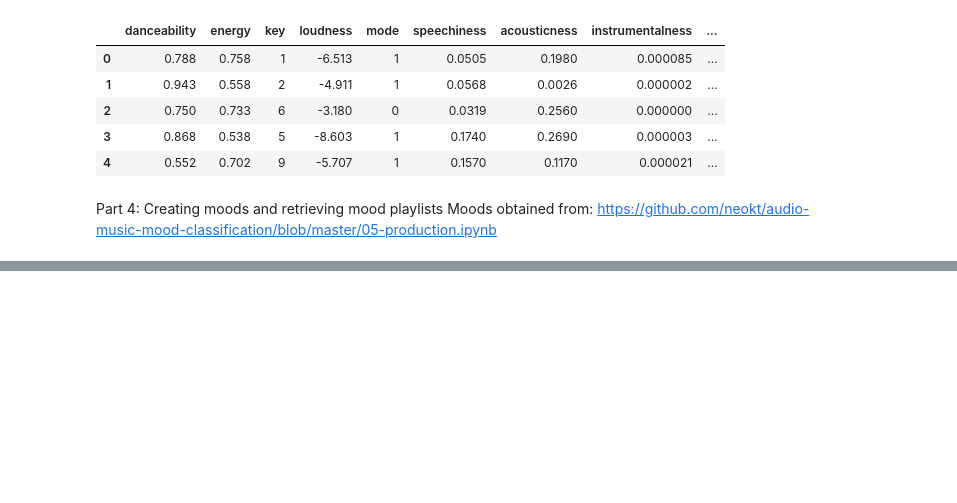
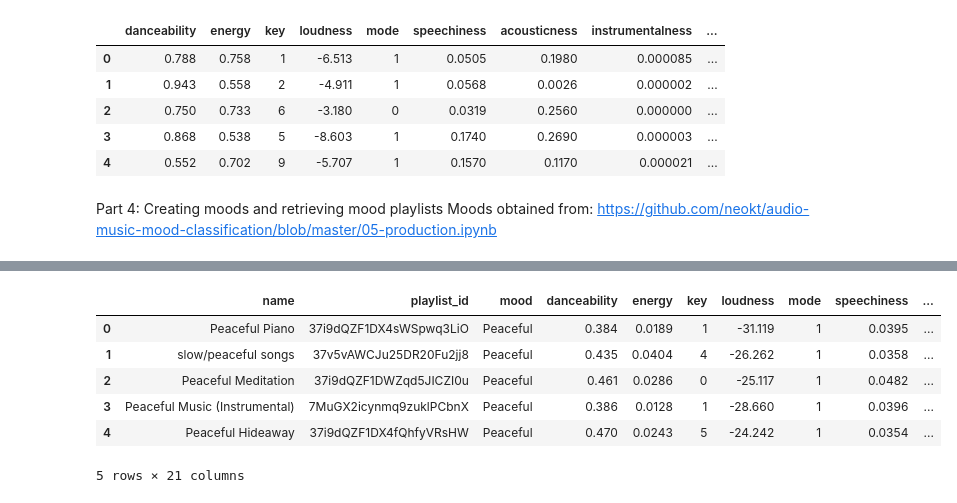
Before and after one commit to julia-epshtein/spotify-personify, a Jupyter notebook: spotifyml/spotify.ipynb, the cells around one changed output, grey strips where cells are left out. Drawn from its saved outputs; the diff is of its cells as text; code cells hidden in the pictures; blank space fills up the shorter version.

```diff
--- a/spotifyml/spotify.ipynb
+++ b/spotifyml/spotify.ipynb
@@ -224,0 +223,12 @@ SpotifyException: http status: 429, code:-1 - /v1/audio-features/?ids=5hFkGfx038
+# %%
+# rename id_x and id_y to proper names
+df.rename(columns={'id_x': 'playlist_id', 'id_y': 'song_id'}, inplace=True)
+df.head()
+# %% [output]
+|  | name | playlist_id | mood | danceability | energy | key | loudness | mode | speechiness | ... |
+| 0 | Peaceful Piano | 37i9dQZF1DX4sWSpwq3LiO | Peaceful | 0.384 | 0.0189 | 1 | -31.119 | 1 | 0.0395 | ... |
+| 1 | slow/peaceful songs | 37v5vAWCJu25DR20Fu2jj8 | Peaceful | 0.435 | 0.0404 | 4 | -26.262 | 1 | 0.0358 | ... |
+| 2 | Peaceful Meditation | 37i9dQZF1DWZqd5JICZI0u | Peaceful | 0.461 | 0.0286 | 0 | -25.117 | 1 | 0.0482 | ... |
+| 3 | Peaceful Music (Instrumental) | 7MuGX2icynmq9zuklPCbnX | Peaceful | 0.386 | 0.0128 | 1 | -28.660 | 1 | 0.0396 | ... |
+| 4 | Peaceful Hideaway | 37i9dQZF1DX4fQhfyVRsHW | Peaceful | 0.470 | 0.0243 | 5 | -24.242 | 1 | 0.0354 | ... |
+5 rows × 21 columns
```
Also changed, not shown: parts of 7 cells of this notebook, 2 other files.
